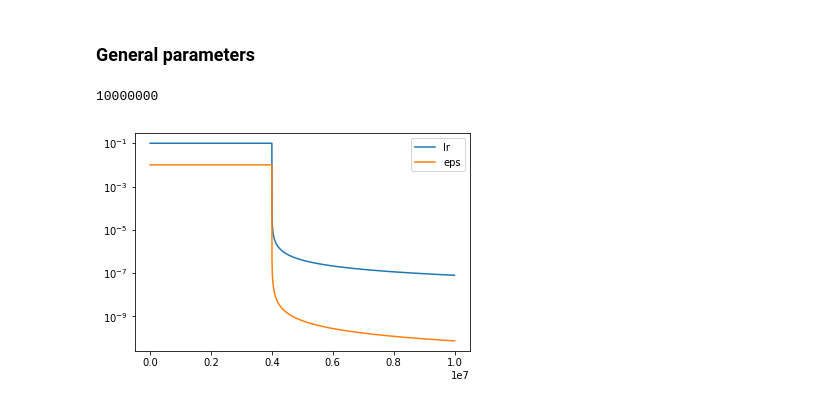
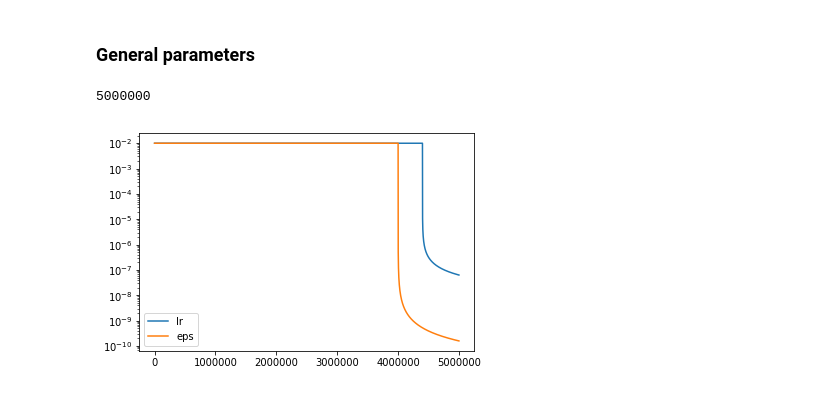
Before and after one commit to lorenzobasile/KiteRL, a Jupyter notebook: write_parameters.ipynb, the cells around one changed output. Saved outputs shown, nothing was run; the diff lists cells and outputs as text; code cells hidden in the pictures.

Commit message:
Last updates + parameters

```diff
--- a/write_parameters.ipynb
+++ b/write_parameters.ipynb
@@ -5,7 +5,7 @@ import matplotlib.pyplot as plt
 from utils import write_params, scheduling, scheduling_c
 
 system_name = 'sarsa_const'
-run_name = 'long501'
+run_name = 'old_simu_4'
 data_dir = './data/' + system_name + '/' + run_name + '/'
 #plot_dir = '../plots/'+system_name+'/'+run_name+'/'
 # %%
@@ -21,11 +21,11 @@ params = dict()
 
 # TIME
 params['integration_step'] = 0.001 # sec
-params['episode_duration'] = 500 # sec
+params['episode_duration'] = 300 # sec
 params['learning_step'] = 0.2 # sec
 
 # PENALTY
-params['penalty'] = 2 # kWh
+params['penalty'] = 0.8 # kWh
 # %% [markdown]
 ### Wind
 # %%
@@ -70,45 +70,45 @@ else:
 params['gamma'] = 1.0
 
 # TIME
-#params['episodes'] = 100
-params['max_steps'] = 10000000
+#params['episodes'] = 10000
+params['max_steps'] = 5000000
 
 if 'episodes' in params:
     max_steps=int(params['episodes']*params['episode_duration']/params['learning_step'])
 else:
     max_steps=params['max_steps']
 
 print(max_steps)
 
 # LEARNING RATE
-params['eta0'] = 0.1
-params['eta_decay_start'] = 4000000
+params['eta0'] = 0.01
+params['eta_decay_start'] = 4400000
 params['eta_decay_rate'] = 0.9
 params['eta_c'] = 1
 
 
 plt.semilogy(range(0,max_steps,1000), [scheduling_c(params['eta0'], i, params['eta_decay_start'], params['eta_decay_rate'], params['eta_c'])
           for i in range(0,max_steps,1000)], label = 'lr')
 
 # EXPLORATION
 params['eps0'] = 0.01
 params['eps_decay_start'] = 4000000
-params['eps_decay_rate'] = 1.2
+params['eps_decay_rate'] = 1.3
 params['eps_c'] = 1
 
 plt.semilogy(range(0,max_steps,1000), [scheduling_c(params['eps0'], i, params['eps_decay_start'], params['eps_decay_rate'], params['eps_c'])
           for i in range(0,max_steps,1000)], label = 'eps')
 
 # OPTIMIZER
 if params['learning_type'] == 'dql':
     params['optimizer'] = 'adam'
     params['loss'] = 'huber'
 
 plt.legend()
 plt.savefig(data_dir+"lr_eps.png")
 plt.show()
 # %% [output]
-10000000
+5000000
-[figure, old version]
+[figure, new version]
 # %%
 # INITIAL CONDITIONS
```
Also changed, not shown: parts of 1 cell of this notebook, 3 other files.
